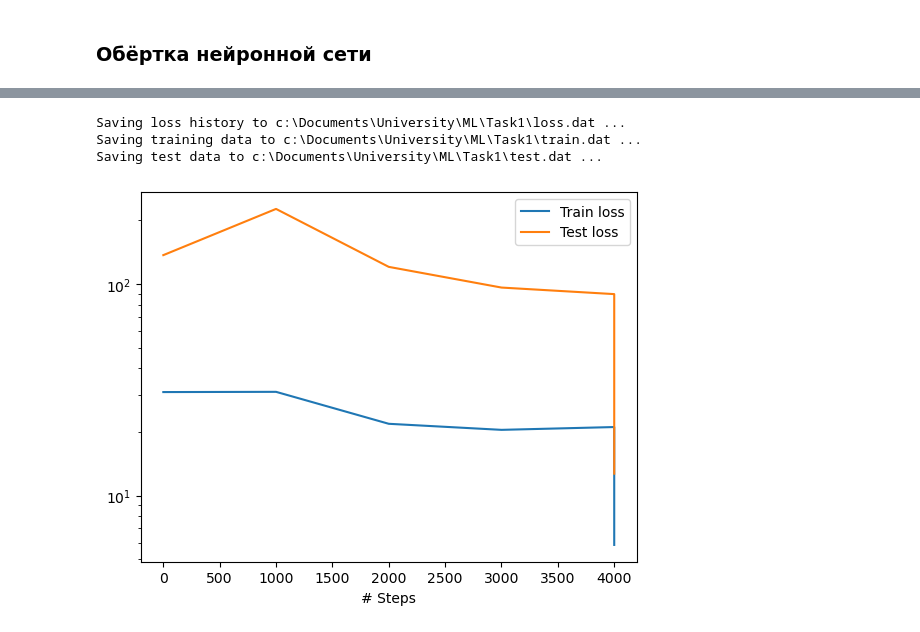
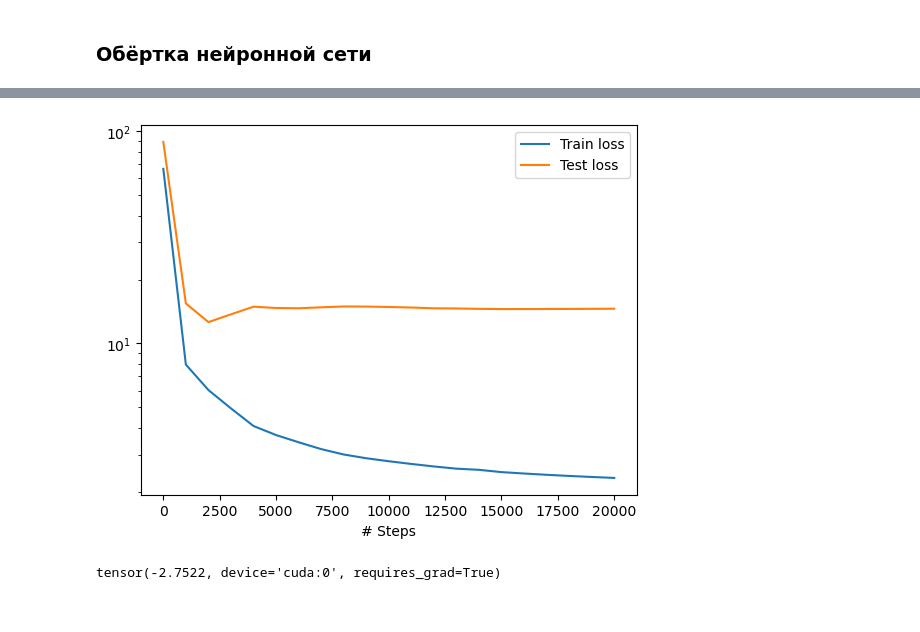
Before and after one commit to ArthurLlew/Task1-PINN, a Jupyter notebook: Task1.ipynb, the cells around one changed output, grey strips where cells are left out. Cells and saved outputs as stored; diff of their text form; code cells hidden in the pictures.

Commit message:
model now trains constant

```diff
--- a/Task1.ipynb
+++ b/Task1.ipynb
@@ -101,14 +142,14 @@ bc_l = dde.NeumannBC(domain, bc_l_func, l_boundary)
 # %%
-# Boundary condition right
-def bc_r_func(domain):
+# Initial condition
+def ic_func(domain):
     # Convert to numpy array on CPU
     if (isinstance(domain, torch.Tensor)):
-        y = domain[:, 1:2].detach().cpu().numpy()
-        t = domain[:, 2:3].detach().cpu().numpy()
+        x = domain[:, 0:1]
+        y = domain[:, 1:2]
     else:
-        y = domain[:, 1:2]
-        t = domain[:, 2:3]
+        x = torch.from_numpy(domain[:, 0:1]).to(device="cuda")
+        y = torch.from_numpy(domain[:, 1:2]).to(device="cuda")
 
-    return 1.3 + 1.3 * np.exp(-0.7 * t) * np.cos(2.2 * y) - 0.55 * (1 - math.sqrt(5)) * np.exp(-0.7 * t)
+    return c_lambda + 2.2 * torch.sin(0.9 * x) + 1.3 * torch.cos(2.2 * y)
 
-bc_r = dde.DirichletBC(domain, bc_r_func, r_boundary)
+ic = dde.IC(domain, ic_func, initial_boundary)
@@ -162,7 +163,7 @@ observed_u = dde.icbc.PointSetBC(ob_domain, ob_u, component=0)
 ### <span>**Система уравнений**</span>
 # %%
 data = dde.data.TimePDE(domain, pde, [bc_l, bc_r, bc_up, bc_down, ic, observed_u],
-                        num_domain=3000, num_boundary=800, num_initial=2000,
+                        num_domain=4000, num_boundary=1500, num_initial=2500,
                         anchors=ob_domain,
-                        num_test=1000)
+                        num_test=6000)
 # %% [output]
@@ -172,18 +173,16 @@ Warning: 1000 points required, but 1224 points sampled.
 ### <span>**Нейронная сеть**</span>
 # %%
 layer_size = [3] + [60] * 5 + [1]
-
 net = dde.maps.FNN(layer_size, "tanh", "Glorot uniform")
-net.apply_output_transform(lambda x, y: abs(y))
 # %% [markdown]
 ### <span>**Обёртка нейронной сети**</span>
 # %%
 # Epochs and batch size
-iterations = 4000
-batch_size = 64
+iterations = 20000
+batch_size = 256
 
 # Init and compile model
 model = dde.Model(data, net)
-model.compile("adam", lr=1e-3, loss_weights=[10, 7, 3, 1, 3, 7, 10], external_trainable_variables=c_lambda)
+model.compile("adam", lr=1e-4, external_trainable_variables=[c_lambda])
 # %% [output]
 Compiling model...
@@ -234,8 +233,9 @@ Best model at step 4000:
 # %%
 # Save training plot
-dde.saveplot(losshistory, trainstate, issave=True, isplot=True)
+dde.saveplot(losshistory, trainstate, issave=False, isplot=True)
 # %% [output]
-Saving loss history to c:\Documents\University\ML\Task1\loss.dat ...
-Saving training data to c:\Documents\University\ML\Task1\train.dat ...
-Saving test data to c:\Documents\University\ML\Task1\test.dat ...
-[figure, old version]
+[figure, new version]
+# %%
+print(c_lambda)
+# %% [output]
+tensor(-2.7522, device='cuda:0', requires_grad=True)
```
Also changed, not shown: parts of 13 cells of this notebook, 1 other file.
